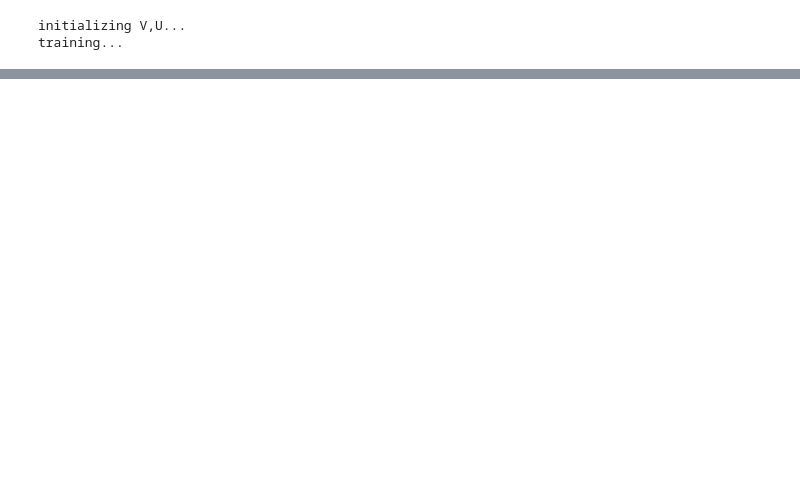
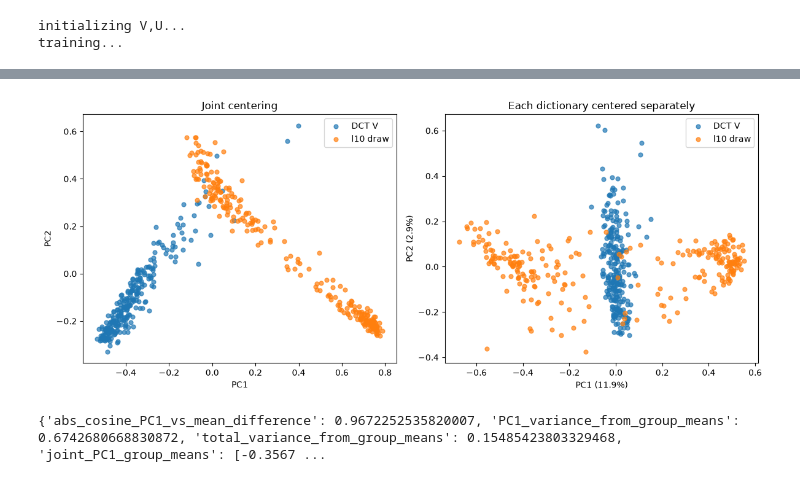
Before and after one commit to ajskateboarder/redesigned-octo-couscous, a Jupyter notebook: test.ipynb, the cells around one changed output, grey strips where cells are left out. Saved outputs shown, nothing was run; the diff lists cells and outputs as text; code cells hidden in the pictures; blank space fills up the shorter version.

```diff
--- a/test.ipynb
+++ b/test.ipynb
@@ -188,0 +334,59 @@ KeyError: 'score'
+# %%
+# Test whether joint PC1 is mainly separating the two dictionary means.
+v_mean = v_unit.mean(dim=0, keepdim=True)
+l10_mean = l10_unit.mean(dim=0, keepdim=True)
+mean_difference = (l10_mean - v_mean).squeeze(0)
+mean_difference_unit = torch.nn.functional.normalize(mean_difference, dim=0)
+pc1 = principal_axes[:, 0]
+pc1_mean_alignment = torch.dot(pc1, mean_difference_unit).abs()
+
+joint_scores_pc1 = combined_centered @ pc1
+group_mean_scores_pc1 = torch.stack((
+    joint_scores_pc1[:len(v_unit)].mean(),
+    joint_scores_pc1[len(v_unit):].mean(),
+))
+grand_mean_pc1 = joint_scores_pc1.mean()
+between_sum_squares_pc1 = len(v_unit) * (group_mean_scores_pc1[0] - grand_mean_pc1).square()
+between_sum_squares_pc1 += len(l10_unit) * (group_mean_scores_pc1[1] - grand_mean_pc1).square()
+pc1_between_fraction = between_sum_squares_pc1 / joint_scores_pc1.square().sum()
+
+# Decompose total high-dimensional variance into between- and within-dictionary parts.
+v_within_centered = v_unit - v_mean
+l10_within_centered = l10_unit - l10_mean
+within_centered = torch.cat((v_within_centered, l10_within_centered), dim=0)
+total_between_fraction = 1 - within_centered.square().sum() / combined_centered.square().sum()
+
+# Refit PCA only after removing each dictionary's own mean.
+_, within_singular_values, within_axes = torch.pca_lowrank(within_centered, q=2, center=False)
+within_coordinates = within_centered @ within_axes
+v_within_coordinates = within_coordinates[:len(v_unit)]
+l10_within_coordinates = within_coordinates[len(v_unit):]
+within_explained = within_singular_values.square() / within_centered.square().sum()
+
+fig, axes = plt.subplots(1, 2, figsize=(12, 5))
+axes[0].scatter(v_coordinates[:, 0], v_coordinates[:, 1], s=24, alpha=0.7, label="DCT V")
+axes[0].scatter(l10_coordinates[:, 0], l10_coordinates[:, 1], s=24, alpha=0.7, label="l10 draw")
+axes[0].set(title="Joint centering", xlabel="PC1", ylabel="PC2")
+axes[0].legend()
+
+axes[1].scatter(v_within_coordinates[:, 0], v_within_coordinates[:, 1], s=24, alpha=0.7, label="DCT V")
+axes[1].scatter(l10_within_coordinates[:, 0], l10_within_coordinates[:, 1], s=24, alpha=0.7, label="l10 draw")
+axes[1].set(
+    title="Each dictionary centered separately",
+    xlabel=f"PC1 ({within_explained[0]:.1%})",
+    ylabel=f"PC2 ({within_explained[1]:.1%})",
+)
+axes[1].legend()
+plt.tight_layout()
+plt.show()
+
+print({
+    "abs_cosine_PC1_vs_mean_difference": pc1_mean_alignment.item(),
+    "PC1_variance_from_group_means": pc1_between_fraction.item(),
+    "total_variance_from_group_means": total_between_fraction.item(),
+    "joint_PC1_group_means": group_mean_scores_pc1.tolist(),
+    "within_centered_PC1_PC2_explained": within_explained.tolist(),
+})
+# %% [output]
+[figure, added]
+{'abs_cosine_PC1_vs_mean_difference': 0.9672252535820007, 'PC1_variance_from_group_means': 0.6742680668830872, 'total_variance_from_group_means': 0.15485423803329468, 'joint_PC1_group_means': [-0.3567 ...
```
Also changed, not shown: parts of 18 cells of this notebook, 4 other files.
